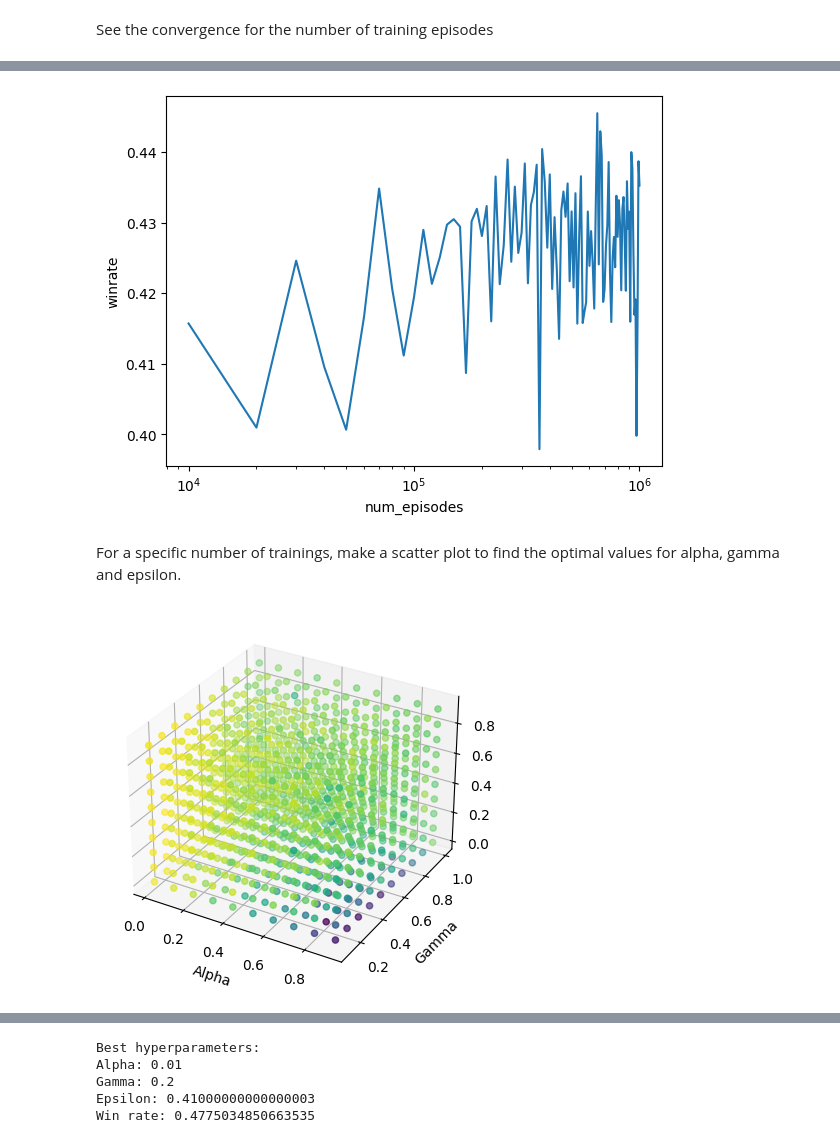
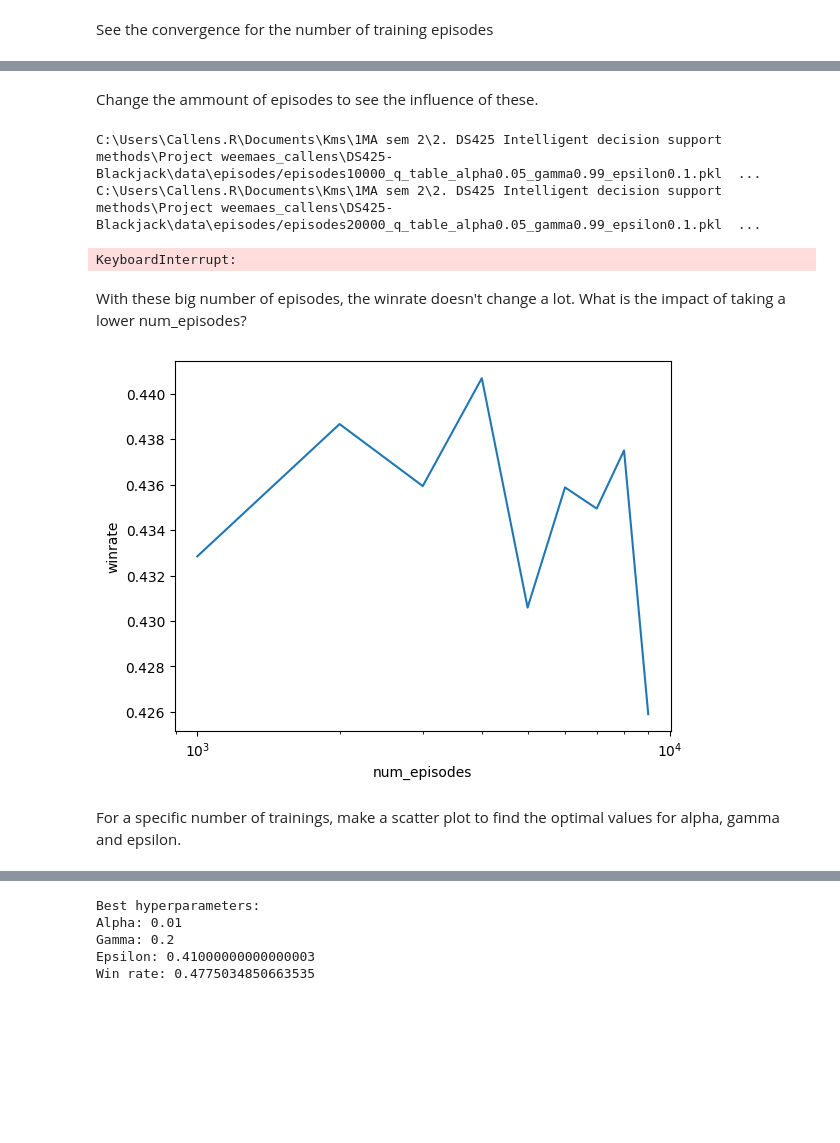
Before and after one commit to 174polol/DS425-Blackjack, a Jupyter notebook: src/Test_hyperparams.ipynb, the cells around one changed output, grey strips where cells are left out. Drawn from its saved outputs; the diff is of its cells as text; code cells hidden in the pictures; blank space fills up the shorter version.

```diff
--- a/src/Test_hyperparams.ipynb
+++ b/src/Test_hyperparams.ipynb
@@ -35,6 +35,8 @@ action_space = [0, 1]  # hit or stick
 # Get the size of the state and action spaces
 num_states = len(state_space)
 num_actions = len(action_space)
+# %% [markdown]
+Change the ammount of episodes to see the influence of these.
 # %%
 
 # Hyperparameters
@@ -50,6 +52,12 @@ winrates = []
 for num_episodes in num_episodes_values:
     Q_table = np.zeros((len(state_space), len(action_space)))
     for episode in range(num_episodes):
+        # See if a file already exists for this Q-table
+        filename = f"{directory_path_epis}/episodes{num_episodes}_q_table_alpha{alpha}_gamma{gamma}_epsilon{epsilon}.pkl"
+        if os.path.exists(filename):
+            print(f"{filename} already exists, skipping...")
+            break
+
         state = env.reset()[0]
         done = False
         while not done:
@@ -103,4 +111,8 @@ plt.xlabel('num_episodes')
 plt.ylabel('winrate')
 plt.show()
 # %% [output]
-[figure, removed]
+C:\Users\Callens.R\Documents\Kms\1MA sem 2\2. DS425 Intelligent decision support methods\Project weemaes_callens\DS425-Blackjack\data\episodes/episodes10000_q_table_alpha0.05_gamma0.99_epsilon0.1.pkl  ...
+C:\Users\Callens.R\Documents\Kms\1MA sem 2\2. DS425 Intelligent decision support methods\Project weemaes_callens\DS425-Blackjack\data\episodes/episodes20000_q_table_alpha0.05_gamma0.99_epsilon0.1.pkl  ...
+KeyboardInterrupt:
+# %% [markdown]
+With these big number of episodes, the winrate doesn't change a lot. What is the impact of taking a lower num_episodes?
@@ -107,10 +184,18 @@ plt.show()
+# %%
+# Plot winrate vs num_episodes
+plt.plot(num_episodes_values, winrates)
+plt.xscale('log')
+plt.xlabel('num_episodes')
+plt.ylabel('winrate')
+plt.show()
+# %% [output]
+[figure, added]
 # %% [markdown]
 For a specific number of trainings, make a scatter plot to find the optimal values for alpha, gamma and epsilon.
 # %%
-
 # Define ranges for hyperparameters
 alpha_range = np.arange(0.01, 1.01, 0.1)
-gamma_range = np.arange(0.1, 1.1, 0.1)
+gamma_range = np.arange(0.01, 1.01, 0.1)
 epsilon_range = np.arange(0.01, 1.01, 0.1)
 
 # Initialize arrays to store win rate for each combination of hyperparameters
@@ -167,12 +252,10 @@ for i, alpha in enumerate(alpha_range):
             # Record win rate for current hyperparameters
             win_rate = num_wins / (num_games - num_draws)
             win_rates[i, j, k] = win_rate
-        # Save the Q-table to a file using pickle
-        filename = f"{directory_path_hyp}/episodes{num_episodes}_q_table_alpha{alpha}_gamma{gamma}_epsilon{epsilon}.pkl"
-        with open(filename, 'wb') as f:
-            pickle.dump(Q_table, f)
+            # Save the Q-table to a file using pickle
+            filename = f"{directory_path_hyp}/episodes{num_episodes}_q_table_alpha{alpha}_gamma{gamma}_epsilon{epsilon}.pkl"
+            with open(filename, 'wb') as f:
+                pickle.dump(Q_table, f)
-# %% [output]
-[figure, removed]
 # %%
 # Visualize results
 alpha_grid, gamma_grid, epsilon_grid = np.meshgrid(alpha_range, gamma_range, epsilon_range, indexing='ij')
```
Also changed, not shown: parts of 3 cells of this notebook, 12 other files.
